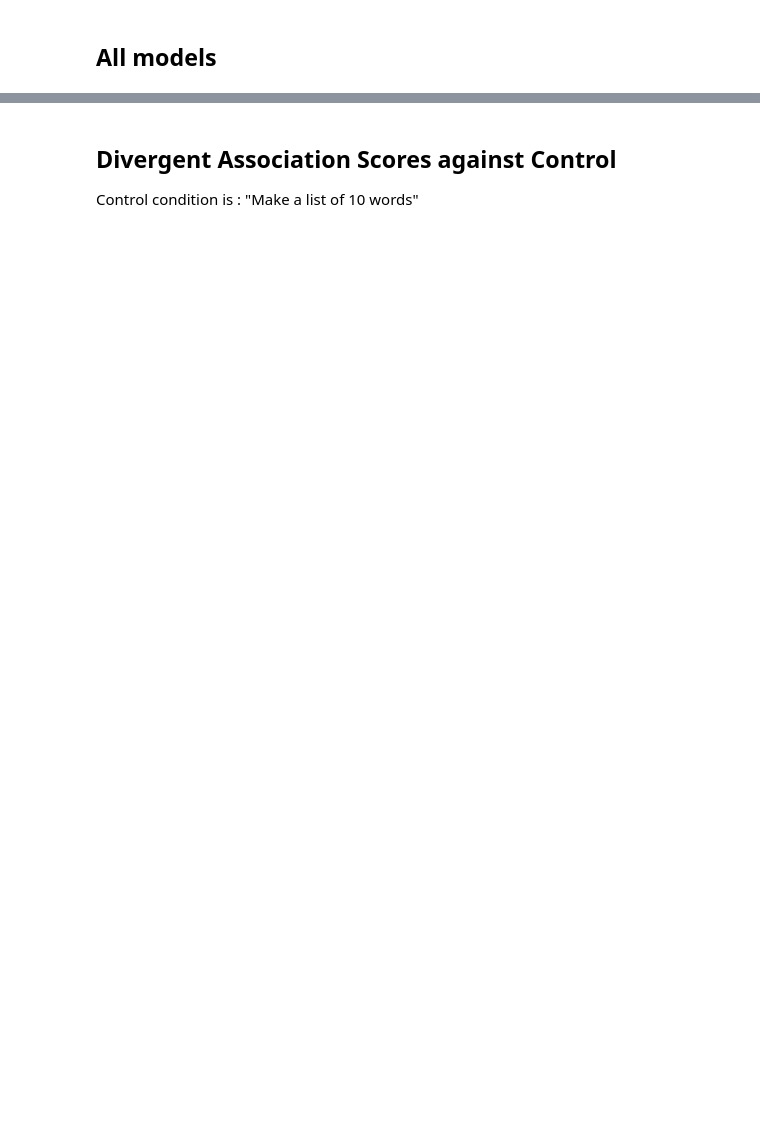
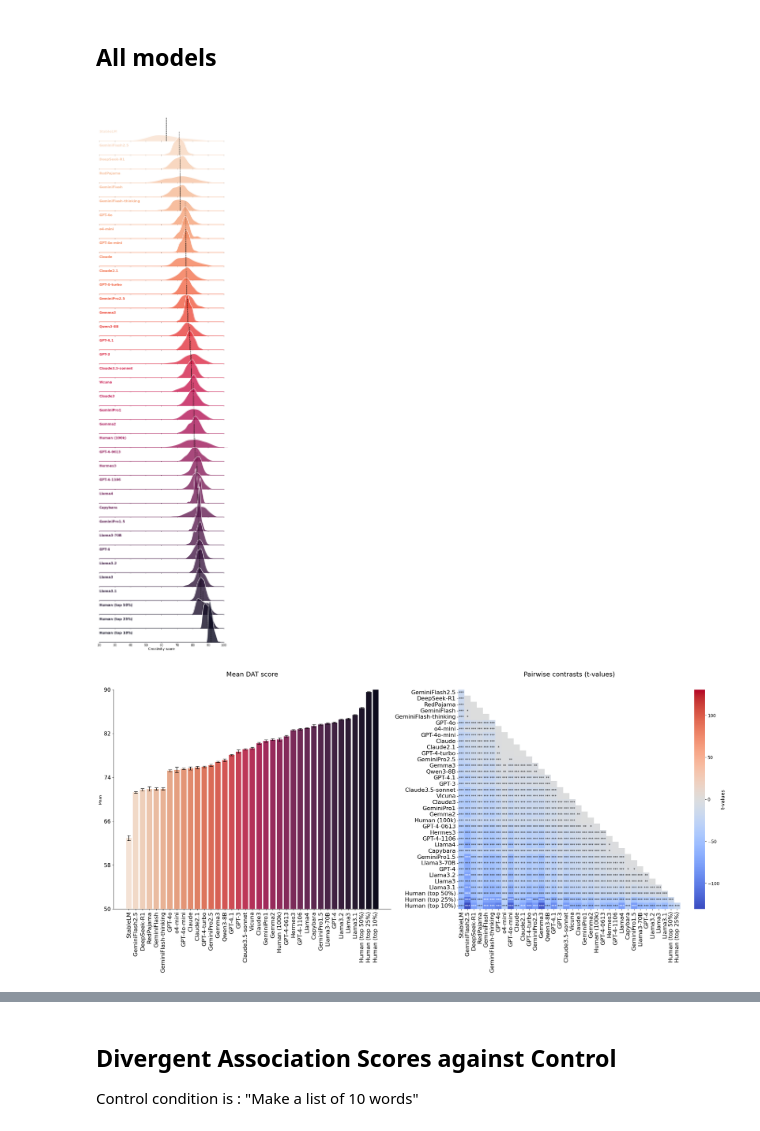
Before and after one commit to AntoineBellemare/DAT_GPT, a Jupyter notebook: notebook/dat_visualization.ipynb, the cells around one changed output, grey strips where cells are left out. Saved outputs shown, nothing was run; the diff lists cells and outputs as text; code cells hidden in the pictures; blank space fills up the shorter version.

```diff
--- a/notebook/dat_visualization.ipynb
+++ b/notebook/dat_visualization.ipynb
@@ -338,2 +372,75 @@ create_heatmap(mean_conf, 'Model', tvals_table=tvals, pvals_table=pvals,
 # %% [markdown]
 ## All models
+# %%
+# Initialize the FacetGrid object
+df = results_df.loc[(results_df['Strategy']=='Original instructions') &
+                    (results_df['Temperature']=='Mid') | (results_df['Temperature'].isnull())]
+# Isolate humans
+human_df = df[df['Model'] == 'Human (100k)'].copy()
+# remove outliers from the rest
+df = df.groupby('Model').apply(lambda x: x[np.abs(x['Score'] - x['Score'].mean()) <= 3 * x['Score'].std()]).reset_index(drop=True)
+# subsample 500 per models
+df = df.groupby('Model').apply(lambda x: x.sample(min(len(x), 500), random_state=42)).reset_index(drop=True)
+
+
+
+def create_human_subgroup(source_df, percentile, new_model_name, n_samples=500):
+    score_threshold = source_df['Score'].quantile(1 - percentile)
+    top_performers = source_df[source_df['Score'] >= score_threshold].copy()
+    subsampled_group = top_performers.sample(n=min(len(top_performers), n_samples), random_state=32)
+    subsampled_group['Model'] = new_model_name
+    return subsampled_group
+
+human_top_10_percent = create_human_subgroup(human_df, 0.10, 'Human (top 10%)')
+human_top_25_percent = create_human_subgroup(human_df, 0.25, 'Human (top 25%)')
+human_top_50_percent = create_human_subgroup(human_df, 0.50, 'Human (top 50%)')
+
+# concatenate
+df = pd.concat([human_top_10_percent, human_top_25_percent, human_top_50_percent, df], ignore_index=True)
+
+models = df['Model'].unique()
+pal = sns.color_palette("rocket_r", len(models))
+order = df.groupby('Model')['Score'].mean().dropna().sort_values(ascending=True).index
+
+
+g = sns.FacetGrid(df, row="Model", hue="Model", aspect=9, height=1, row_order=order, palette=pal, hue_order=order)
+
+# make transparent background
+for ax in g.axes.flat:
+    ax.set_facecolor('none')
+# Draw the densities in a few steps
+g.map(sns.kdeplot, "Score",
+      bw_adjust=1, clip_on=False,
+      fill=True, alpha=0.8, linewidth=1.5)
+g.map(sns.kdeplot, "Score", clip_on=False, color="w", lw=2, bw_adjust=1)
+# passing color=None to refline() uses the hue mapping
+g.refline(y=0, linewidth=2, linestyle="-", color=None, clip_on=False)
+# Define and use a simple function to label the plot in axes coordinates
+def label(x, color, label):
+    ax = plt.gca()
+    # check if Human is in the label
+    ax.text(0, .2, label, fontweight="bold", color=color,
+            ha="left", va="center", transform=ax.transAxes,fontsize=16)
+g.map(label, "Score")
+mean_conf, pvals, tvals, cohensd = analyze_results(df, 'Model', order)
+# Add vertical lines for mean and confidence intervals
+for ax, model in zip(g.axes.flat, order):
+    ax.axvline(mean_conf[mean_conf['Model'] == model]['mean'].values[0], color='black', linestyle='--', ymin=0, ymax=0.5)
+
+for ax in g.axes.flat:
+    ax.set_xlabel('Creativity score', fontsize=16)
+    for label in ax.get_xticklabels():
+            label.set_fontsize(14)
+# Remove axes details that don't play well with overlap
+g.set_titles("")
+# Set the subplots to overlap
+g.figure.subplots_adjust(hspace=-.7)
+g.set(yticks=[], ylabel="")
+g.despine(bottom=True, left=True)
+g.set(xlim=(20, 100))
+g.savefig('figures/DAT_LLMs_humans_ridge_mean_all_models', dpi=300)
+create_heatmap(mean_conf, 'Model', tvals_table=tvals, pvals_table=pvals,
+               pal=pal, order=order, only_stars=True, xlim=(50,90), save='figures/DAT_GPT_humans_models_all_models', large=(25, 12))
+# %% [output]
+[figure, added]
+[figure, added]
```
Also changed, not shown: parts of 24 cells of this notebook, 47 other files.
